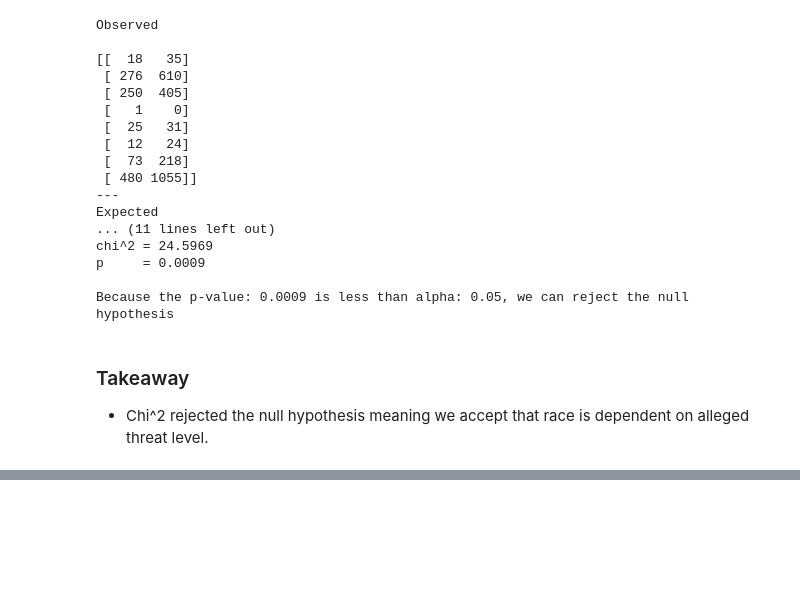
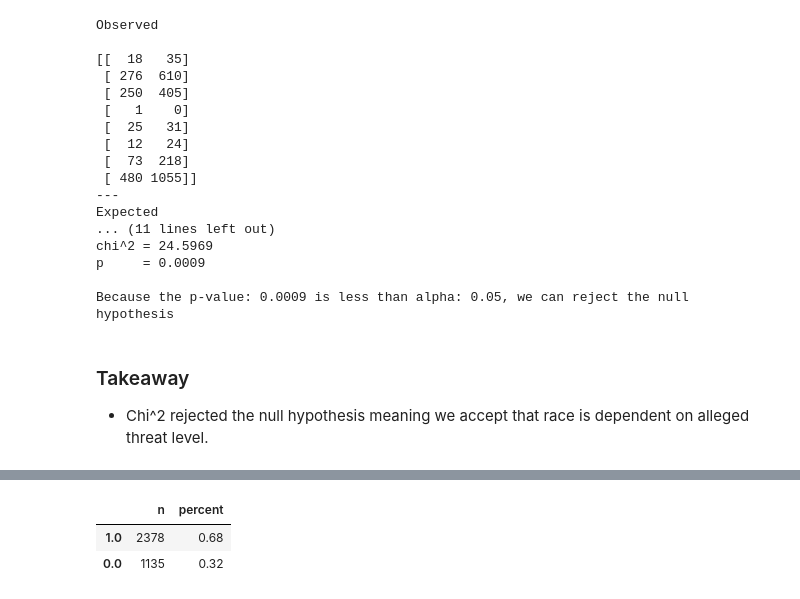
Before and after one commit to MG-Squared/americas_blues, a Jupyter notebook: explore-alicia.ipynb, the cells around one changed output, grey strips where cells are left out. Cells and saved outputs as stored; diff of their text form; code cells hidden in the pictures; blank space fills up the shorter version.

```diff
--- a/explore-alicia.ipynb
+++ b/explore-alicia.ipynb
@@ -334,0 +350,12 @@ LookupError:
+# %%
+#check how many words appear for each threat level and percentage
+threats = pd.concat([train.alleged_threat_lvl.value_counts(),
+                    round(train.alleged_threat_lvl.value_counts(normalize=True), 2)], axis=1)
+
+threats.columns = ['n', 'percent']
+
+threats
+# %% [output]
+|  | n | percent |
+| 1.0 | 2378 | 0.68 |
+| 0.0 | 1135 | 0.32 |
```
Also changed, not shown: parts of 9 cells of this notebook.
